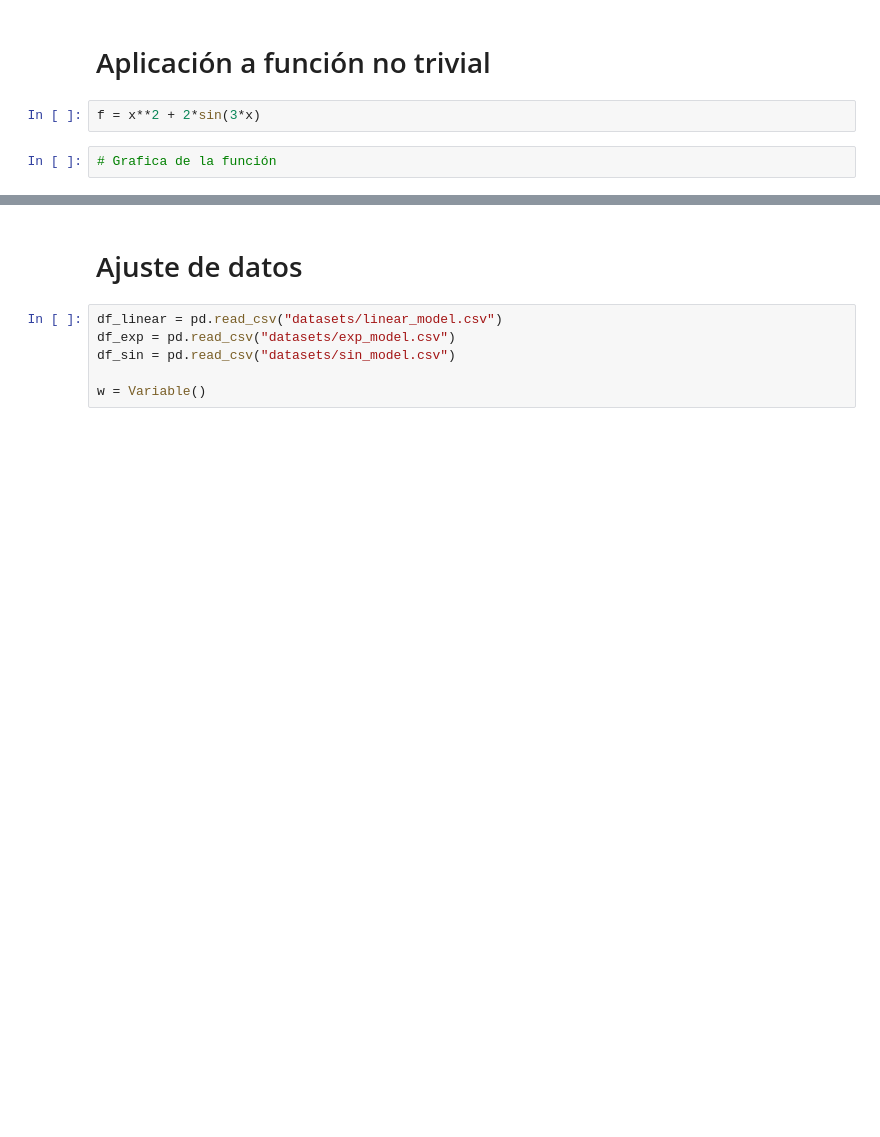
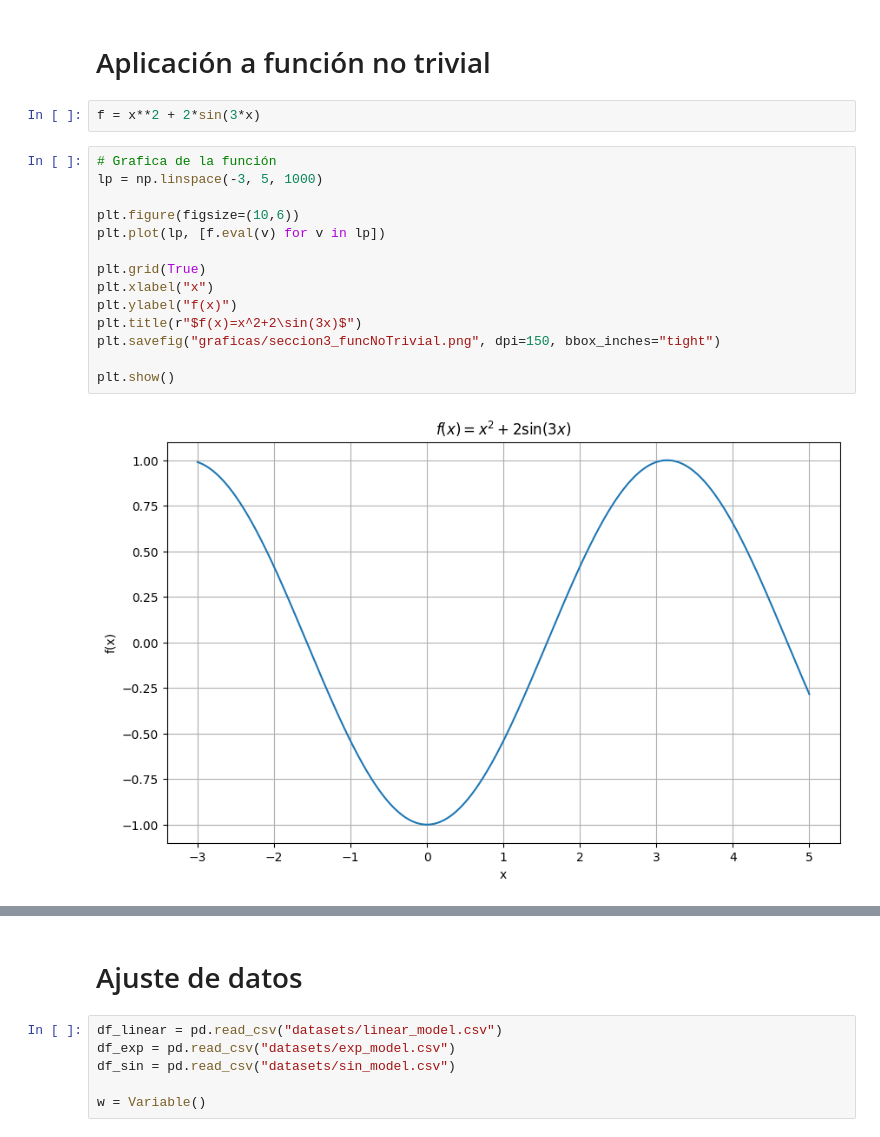
Before and after one commit to belenferreir/Calculo_tarea2, a Jupyter notebook: project.ipynb, the cells around one changed output, grey strips where cells are left out. Drawn from its saved outputs; the diff is of its cells as text; blank space fills up the shorter version.

```diff
--- a/project.ipynb
+++ b/project.ipynb
@@ -114,5 +122,19 @@ plt.show()
 f = x**2 + 2*sin(3*x)
 # %%
 # Grafica de la función
+lp = np.linspace(-3, 5, 1000)
+
+plt.figure(figsize=(10,6))
+plt.plot(lp, [f.eval(v) for v in lp])
+
+plt.grid(True)
+plt.xlabel("x")
+plt.ylabel("f(x)")
+plt.title(r"$f(x)=x^2+2\sin(3x)$")
+plt.savefig("graficas/seccion3_funcNoTrivial.png", dpi=150, bbox_inches="tight")
+
+plt.show()
+# %% [output]
+[figure, added]
 # %%
 # Evaluación de métodos y generación de tablas
```
Also changed, not shown: parts of 10 cells of this notebook, 4 other files.
